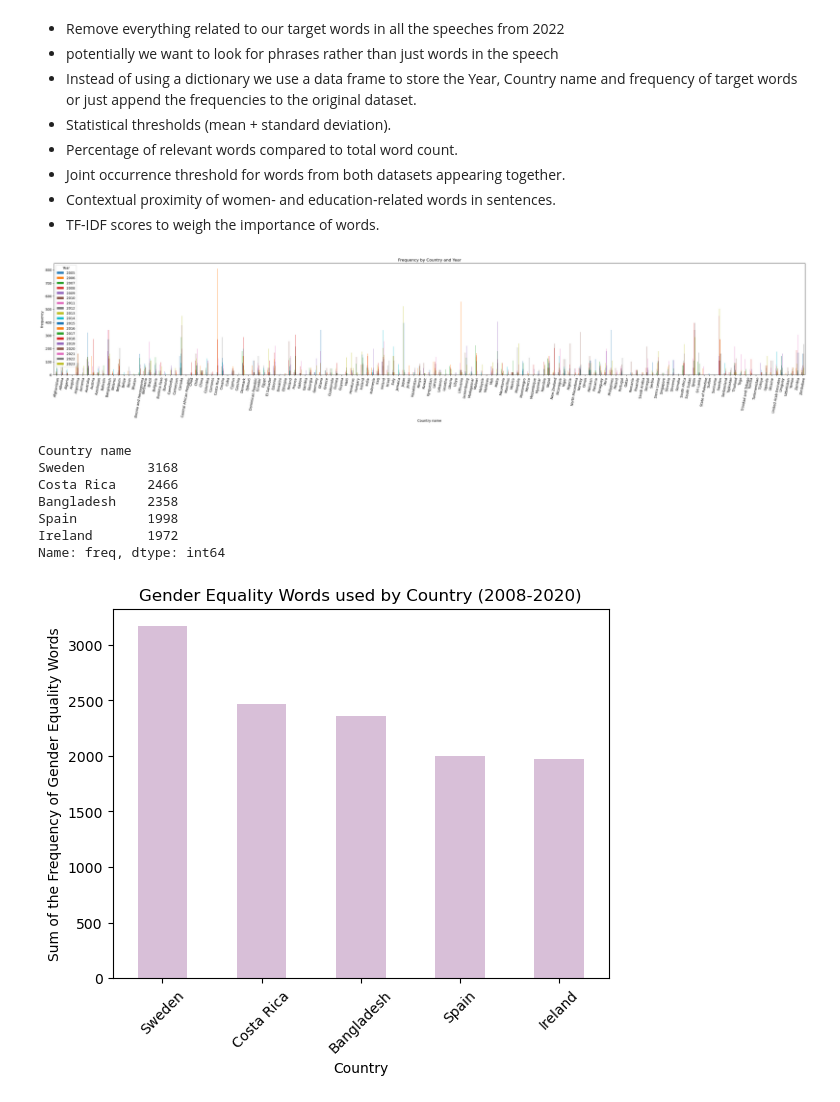
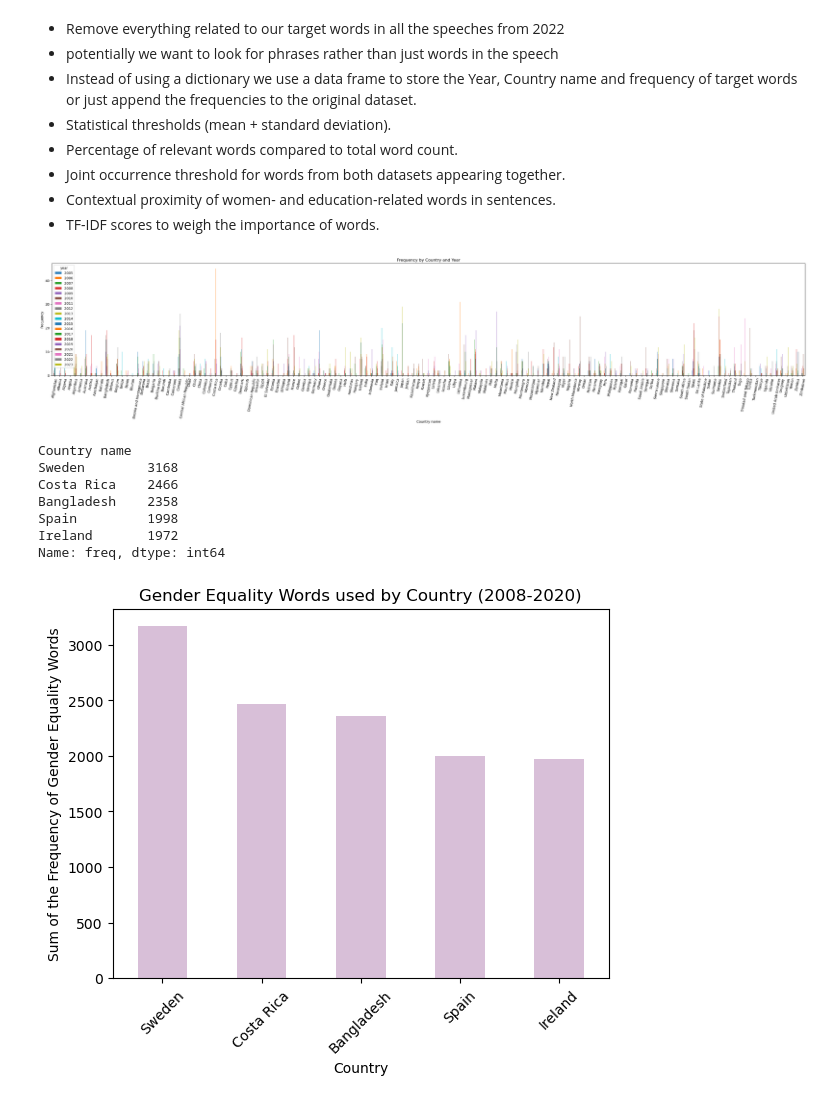
Before and after one commit to KonstantinidouCh/UN-Female-Education, a Jupyter notebook: notebooks/Exploratory Question.ipynb, the cells around one changed output. Cells and saved outputs as stored; diff of their text form; code cells hidden in the pictures.

```diff
--- a/notebooks/Exploratory Question.ipynb
+++ b/notebooks/Exploratory Question.ipynb
@@ -367,11 +367,6 @@ freq = FreqDist(words)
 target_words = ["gender", "women", "woman", "girl", "girls", "female", "non-binary", "sexes", "equality", "feminist", "feminists",
                        "females", "womans", "queer", "trans", "transgender", "lgbtq", "equity", "binary", "sexes"]
 # %%
-# Assign a variable all of the information from 2022
-#tt2_df = final_df.loc(axis=0)[:,2010]
-
-temp_dic = {} # this is used in the final for loop
-
 def preprocess(words):
     sw = stopwords.words("english")
     no_sw = []
@@ -386,14 +381,14 @@ def count_unique_matches(words, target_words):
     matched_words = [w for w in words if w in target_set] # This collects what target words are present in the speech
     return len(matched_words)  # return the frequency of the matched words in the speech
 
-# iterate through the 2022 data by row
+
+results = []
 for index, row in final_df.iterrows():
     words = word_tokenize(row["Speech"])
     words = preprocess(words)
-    # set our key of our dictionary to the country name and let that equal to the frequency of matched words
-    temp_dic[index] =  count_unique_matches(words, target_words)
+    unique_count = count_unique_matches(words, target_words)
+    results.append((unique_count))
 
-import operator
-sorted_x = sorted(temp_dic.items(), key=operator.itemgetter(1))
-print(sorted_x)
+final_df['Frequency'] = results
+final_df.head()
 # %% [output]
@@ -449,5 +401,0 @@ word_frequency = word_frequency.drop(columns=['index'])
-# %%
-# merge on the 'Country name' columns from both data frames
-final_df = pd.merge(final_df, word_frequency, on='Country name')
-# %%
-final_df.set_index(['Country name', 'Year'])
@@ -507,8 +414,9 @@ import matplotlib.pyplot as plt
 
 # let's visualize the total data of countries vs frequency of words used in gender equality
 reset_index = final_df.reset_index()
-reset_index.groupby(['Country name', 'Year'])['freq'].sum().unstack().plot(kind='bar', figsize=(40, 6))
-# plot
+
+reset_index.groupby(['Country name', 'year'])['Frequency'].sum().unstack().plot(kind='bar', figsize=(40, 6))
+
 plt.title('Frequency by Country and Year')
 plt.ylabel('Frequency')
 plt.xticks(rotation=80)
@@ -532,34 +440,34 @@ df_top5.plot(kind='bar', color='thistle')
 plt.title(f'Gender Equality Words used by Country ({start_year}-{end_year})')
 plt.xlabel('Country')
 plt.ylabel('Sum of the Frequency of Gender Equality Words')
 plt.xticks(rotation=45)
 plt.show()
 
 
 # Another option here is to plot the freq of words used over that year range
 # Step 6: Filter the original DataFrame to only include rows for the top 5 countries
 top_countries = df_country_word1.sort_values(ascending=False).head(5).index
 df_top_countries = df_range[df_range['Country name'].isin(top_countries)]
 
 # Step 7: Group by both 'Country' and 'Year', summing the 'word1' frequency
 df_grouped = df_top_countries.groupby(['Country name', 'Year']).agg({'freq': 'sum'}).reset_index()
 
 # Step 7: Pivot the data for easier plotting (Country vs. Year for 'word1' frequency)
 df_pivot = df_grouped.pivot(index='Year', columns='Country name', values='freq')
 
 # Step 8: Plot the frequencies of 'word1' over time for the top 5 countries
 df_pivot.plot(kind='line', marker='o')
 
 # Add labels and title
 plt.title(f'Gender Equality Words Used Over Time for Top 5 Countries ({start_year}-{end_year})')
 plt.xlabel('Year')
 plt.ylabel('Gender Equality Words Frequency')
 plt.xticks(rotation=45)
 
 # Show the plot
 plt.show()
 # %% [output]
-[figure, old version]
+[figure, new version]
 Country name
 Sweden        3168
 Costa Rica    2466
```
Also changed, not shown: parts of 21 cells of this notebook.
